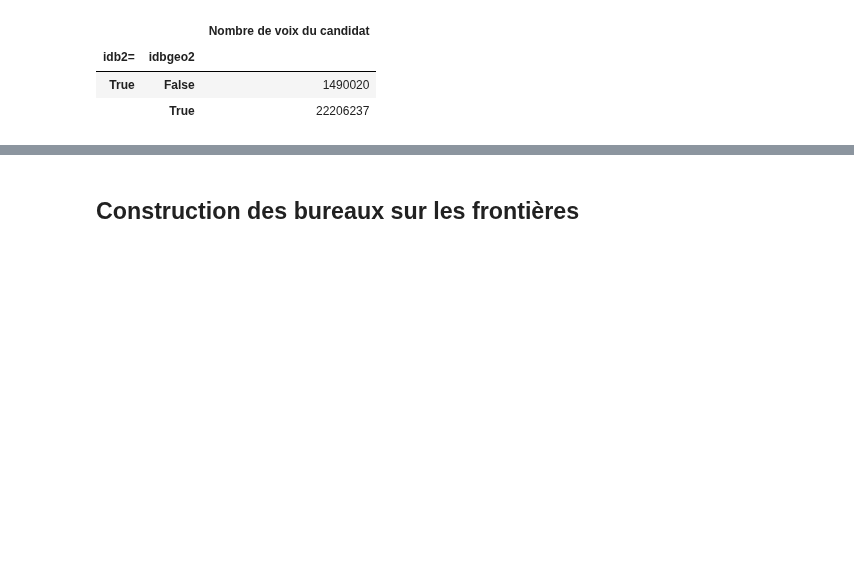
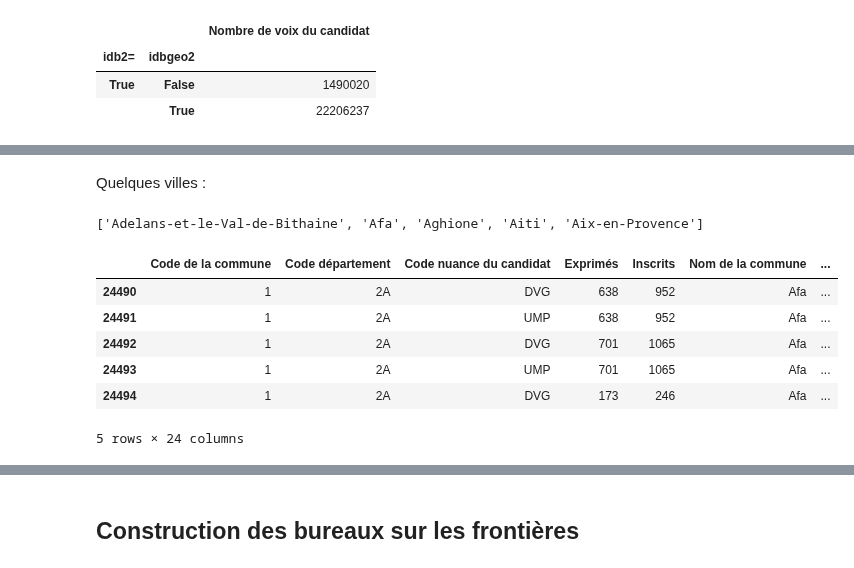
Before and after one commit to sdpython/actuariat_python, a Jupyter notebook: _doc/notebooks/population/election_carte_electorale_correction.ipynb, the cells around one changed output, grey strips where cells are left out. Cells and saved outputs as stored; diff of their text form; code cells hidden in the pictures; blank space fills up the shorter version.

```diff
--- a/_doc/notebooks/population/election_carte_electorale_correction.ipynb
+++ b/_doc/notebooks/population/election_carte_electorale_correction.ipynb
@@ -1183,0 +1169,16 @@ t1t2noz[["idb=", "idbgeo", "Nombre de voix du candidat"]].groupby(["idb=", "idbg
+# %% [markdown]
+Quelques villes :
+# %%
+list(sorted(set(t1t2noz[~t1t2noz.idbgeo2]["Nom de la commune"])))[:5]
+# %% [output]
+['Adelans-et-le-Val-de-Bithaine', 'Afa', 'Aghione', 'Aiti', 'Aix-en-Provence']
+# %%
+t1t2noz[~t1t2noz.idbgeo2 & (t1t2noz["Nom de la commune"] == "Afa")].head()
+# %% [output]
+|  | Code de la commune | Code département | Code nuance du candidat | Exprimés | Inscrits | Nom de la commune | ... |
+| 24490 | 1 | 2A | DVG | 638 | 952 | Afa | ... |
+| 24491 | 1 | 2A | UMP | 638 | 952 | Afa | ... |
+| 24492 | 1 | 2A | DVG | 701 | 1065 | Afa | ... |
+| 24493 | 1 | 2A | UMP | 701 | 1065 | Afa | ... |
+| 24494 | 1 | 2A | DVG | 173 | 246 | Afa | ... |
+5 rows × 24 columns
```
Also changed, not shown: parts of 54 cells of this notebook.
